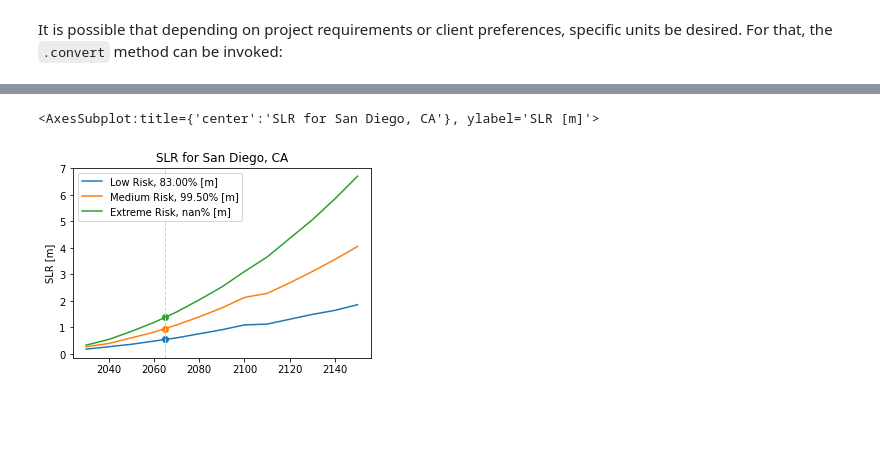
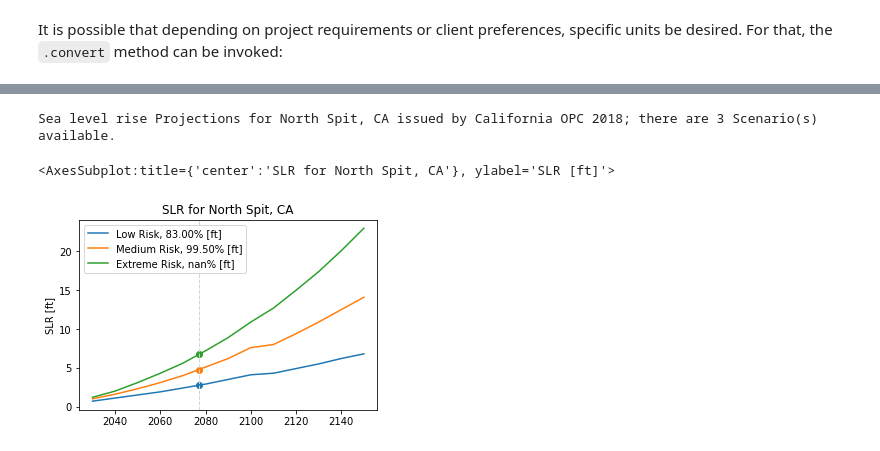
Before and after one commit to jtoilliez/slr, a Jupyter notebook: notebooks/notebook.ipynb, the cells around one changed output, grey strips where cells are left out. Drawn from its saved outputs; the diff is of its cells as text; code cells hidden in the pictures; blank space fills up the shorter version.

```diff
--- a/notebooks/notebook.ipynb
+++ b/notebooks/notebook.ipynb
@@ -33,2 +25,6 @@ sd = slr.ScenarioPack.from_location_or_key(
+# %%
+ns = slr.SLRProjections.from_location(
+    location='North Spit, CA'
+)
 # %% [markdown]
 The projections can easily be loaded and displayed in a familiar format:
@@ -78,5 +33,9 @@ sd.plot()
-# %%
-sd.plot(horizon_year=2065)
-# %% [output]
-<AxesSubplot:title={'center':'SLR for San Diego, CA'}, ylabel='SLR [m]'>
-[figure, removed]
+# %%
+ns
+# %% [output]
+Sea level rise Projections for North Spit, CA issued by California OPC 2018; there are 3 Scenario(s) available.
+# %%
+ns.plot(horizon_year=2027 + 50)
+# %% [output]
+<AxesSubplot:title={'center':'SLR for North Spit, CA'}, ylabel='SLR [ft]'>
+[figure, added]
```
Also changed, not shown: parts of 17 cells of this notebook, 5 other files.
